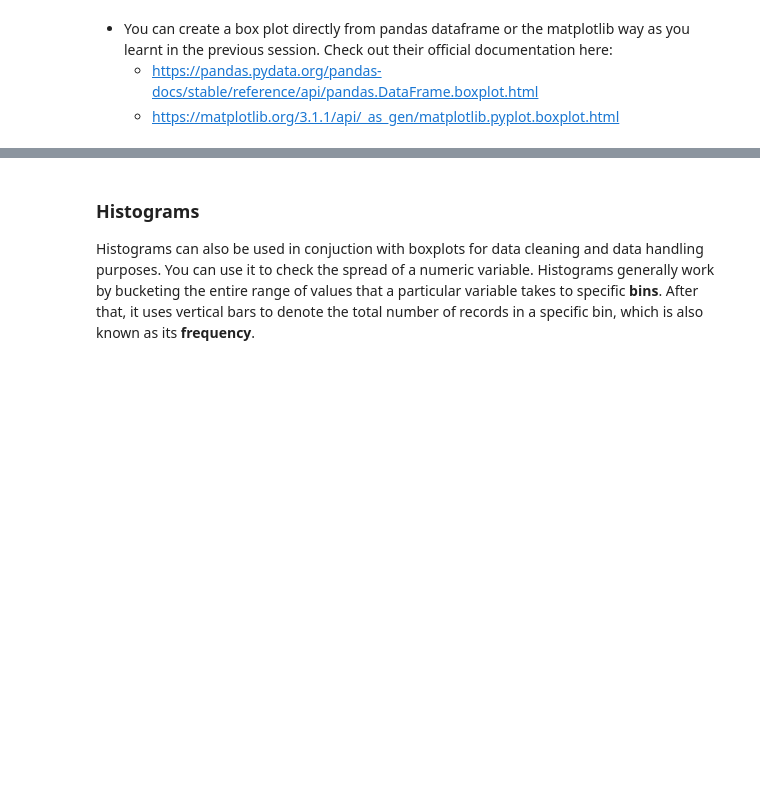
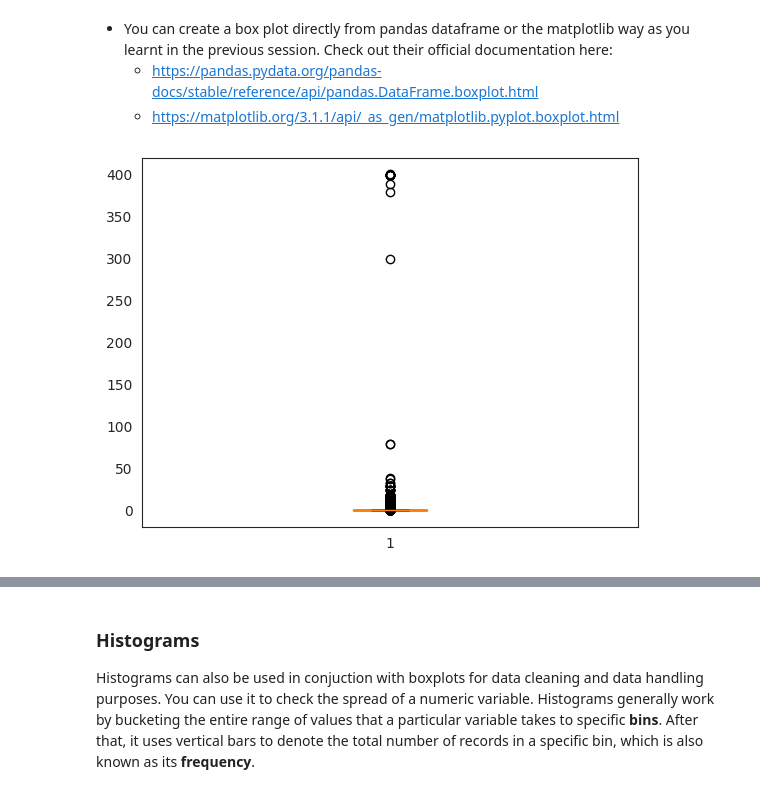
Before and after one commit to SatyaIyerRaghav/PandaPractisePrograms, a Jupyter notebook: Data_Visualisation_in_Python_Case_Study.ipynb, the cells around one changed output, grey strips where cells are left out. Drawn from its saved outputs; the diff is of its cells as text; code cells hidden in the pictures; blank space fills up the shorter version.

```diff
--- a/Data_Visualisation_in_Python_Case_Study.ipynb
+++ b/Data_Visualisation_in_Python_Case_Study.ipynb
@@ -304,5 +353,6 @@ dtype: object
 # %%
 #Change the dtype of this column
-
+inp1['Reviews'] = inp1.Reviews.astype(int)
 
 #Check the quantitative spread of this dataframe
+inp1.Reviews.dtypes
@@ -311,2 +361,9 @@ dtype: object
+# %%
+#Analyse the Installs Column
+# inp1[inp1['Installs']]
+# again data is having + and , in between remove it and clean the data
+a=  np.array(inp1.Installs)
+inp1.Installs = inp1.Installs.apply(lambda x : 0 if x==0 else x.replace(',',''))
+inp1.Installs = inp1.Installs.apply(lambda x : 0 if x==0 else x.replace('+',''))
 # %%
 #Question Clean the Installs Column and find the approximate number of apps at the 50th percentile.
@@ -324,0 +442,4 @@ The data that we have needs to make sense and therefore you can perform certain
+# %%
+# before checking we have to make there datatype common
+inp1['Installs'] = inp1.Installs.astype(int)
+inp1.Installs.dtypes
@@ -324,0 +448,4 @@ The data that we have needs to make sense and therefore you can perform certain
+# %%
+# now we can perform sanity check
+inp1 = inp1[inp1.Reviews <= inp1.Installs]
+inp1
@@ -343,4 +493,8 @@ Using a box plot you can identify the outliers as follows:
 # %%
 #Create a box plot for the price column
+plt.boxplot(inp1.Price)
+plt.show()
+# %% [output]
+[figure, added]
 # %%
 #Check the apps with price more than 200
```
Also changed, not shown: parts of 94 cells of this notebook.
